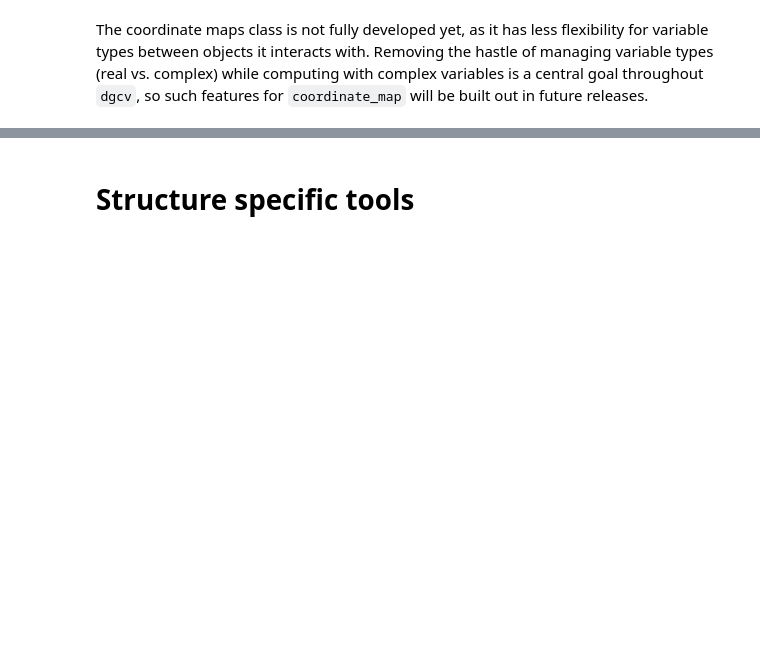
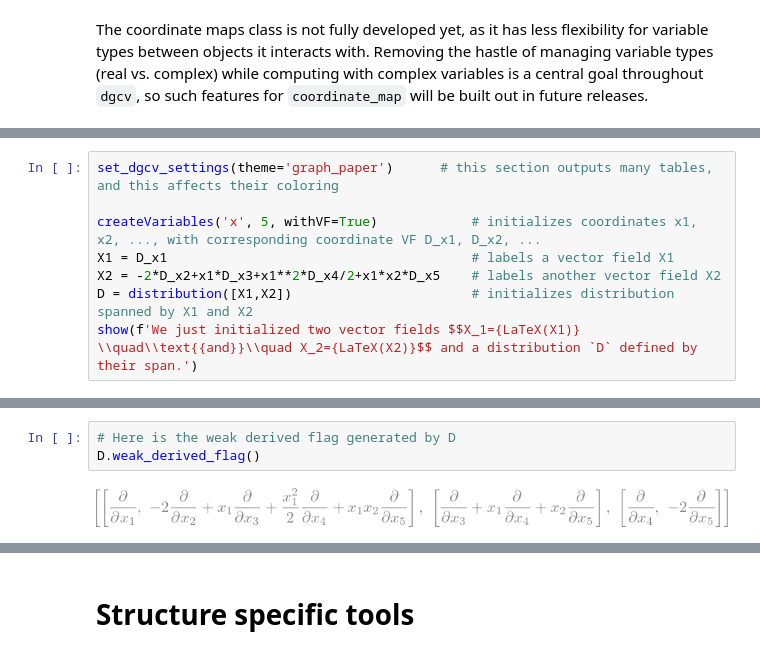
Before and after one commit to YikesItsSykes/DGCV, a Jupyter notebook: tutorials/DGCV_introduction.ipynb, the cells around one changed output, grey strips where cells are left out. Cells and saved outputs as stored; diff of their text form; blank space fills up the shorter version.

```diff
--- a/tutorials/DGCV_introduction.ipynb
+++ b/tutorials/DGCV_introduction.ipynb
@@ -732,0 +802,8 @@ The coordinate maps class is not fully developed yet, as it has less flexibility
+# %%
+set_dgcv_settings(theme='graph_paper')      # this section outputs many tables, and this affects their coloring
+
+createVariables('x', 5, withVF=True)            # initializes coordinates x1, x2, ..., with corresponding coordinate VF D_x1, D_x2, ...
+X1 = D_x1                                       # labels a vector field X1
+X2 = -2*D_x2+x1*D_x3+x1**2*D_x4/2+x1*x2*D_x5    # labels another vector field X2
+D = distribution([X1,X2])                       # initializes distribution spanned by X1 and X2
+show(f'We just initialized two vector fields $$X_1={LaTeX(X1)} \\quad\\text{{and}}\\quad X_2={LaTeX(X2)}$$ and a distribution `D` defined by their span.')
@@ -732,0 +818,5 @@ The coordinate maps class is not fully developed yet, as it has less flexibility
+# %%
+# Here is the weak derived flag generated by D
+D.weak_derived_flag()
+# %% [output]
+[figure, added]
```
Also changed, not shown: parts of 86 cells of this notebook, 16 other files.
